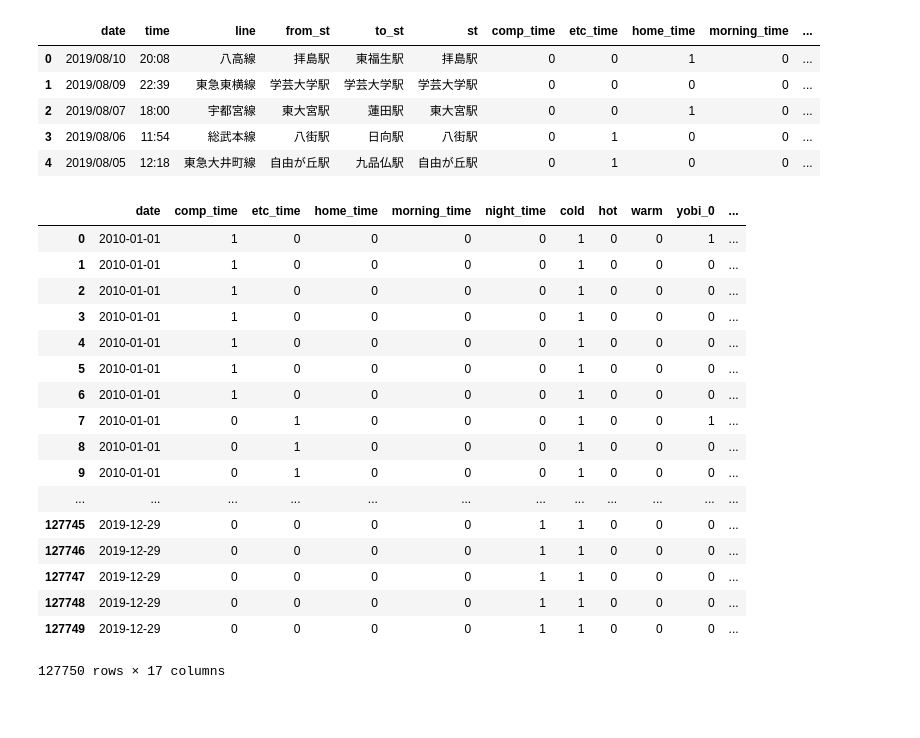
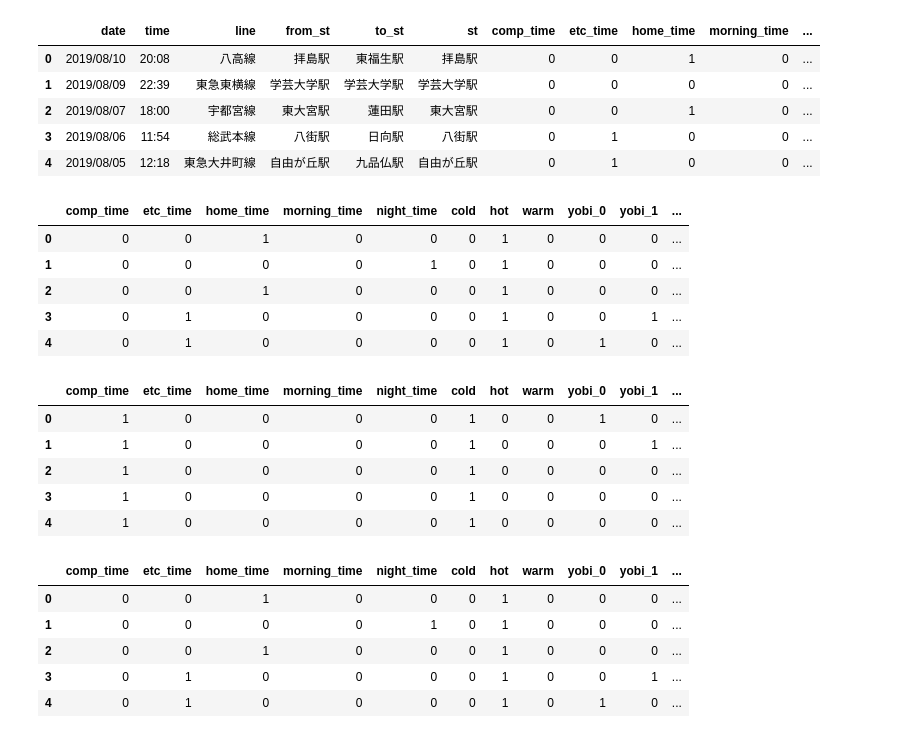
Before and after one commit to soichi-fujiwara/jupyter-notebook, a Jupyter notebook: Web_scraping_Accidents.ipynb, the cells around one changed output. Saved outputs shown, nothing was run; the diff lists cells and outputs as text; code cells hidden in the pictures; blank space fills up the shorter version.

```diff
--- a/Web_scraping_Accidents.ipynb
+++ b/Web_scraping_Accidents.ipynb
@@ -307,17 +307,19 @@ df_2['date'] = pd.to_datetime(df_2['date'])
 #補完したい期間の日付を入れたデータフレームを作ってマージ
 #https://qiita.com/hanon/items/29cf5ed9acb4f731538f
 
-from datetime import date, timedelta
+#乗車人数を結合
+#df_4 = pd.merge(dates_df,df_2, on='date' , how='left')#left join
+df_base = df_2.copy().drop(["date","st","time","line","from_st","to_st","from_st","ninzu"], axis=1)
+df_base = df_base.assign(flg=1)
 
-dates_df = pd.DataFrame({"date": [pd.to_datetime("2010-01-01") + timedelta(days=i) for i in range(3650)],
-                         "flg":1})
-#乗車人数を結合
-df_4 = pd.merge(dates_df,df_2, on='date' , how='left')#left join
-
-#事故未発生日を抽出
-# df_null= df_4[df_4["time"].isnull()]
-# df_null["flg"] = 0
-# df_null.head()
+df_base.head()
+# %% [output]
+|  | comp_time | etc_time | home_time | morning_time | night_time | cold | hot | warm | yobi_0 | yobi_1 | ... |
+| 0 | 0 | 0 | 1 | 0 | 0 | 0 | 1 | 0 | 0 | 0 | ... |
+| 1 | 0 | 0 | 0 | 0 | 1 | 0 | 1 | 0 | 0 | 0 | ... |
+| 2 | 0 | 0 | 1 | 0 | 0 | 0 | 1 | 0 | 0 | 0 | ... |
+| 3 | 0 | 1 | 0 | 0 | 0 | 0 | 1 | 0 | 0 | 1 | ... |
+| 4 | 0 | 1 | 0 | 0 | 0 | 0 | 1 | 0 | 1 | 0 | ... |
 # %%
 import numpy as np
 from datetime import date, timedelta
@@ -330,49 +332,50 @@ dt_ary = dates_df.values.tolist()
 time_cate = np.eye(5).astype(int)
 yobi_cate = np.eye(7).astype(int)
 season_cate = ['0','0','0']
 
 wk_list = []
 for wk in dt_ary:
   for wk2 in time_cate:
     for wk3 in yobi_cate:
       list_parts = np.concatenate((wk,wk2,season_cate,wk3,'0'), axis=None)
       wk_list.append(list_parts.tolist())
 
 col=["date",
      "comp_time","etc_time","home_time","morning_time","night_time",
      "cold","hot","warm",
      "yobi_0","yobi_1","yobi_2","yobi_3","yobi_4","yobi_5","yobi_6",
      "flg"]
 
 df = pd.DataFrame(data=wk_list,columns=col)
 
 #文字列操作をする為、日付型から文字列型へ
 df['date'] = df['date'].astype('str')
 
 #-------------------------------------------------------------------------------------------
 #気候
 #-------------------------------------------------------------------------------------------
 df.loc[(df['date'].str[5:7].isin(["04","05","10","11"])) ,"warm"] = "1"
 df.loc[(df['date'].str[5:7].isin(["06","07","08","09"])) ,"hot"] = "1"
 df.loc[(df['date'].str[5:7].isin(["12","01","02","03"])) ,"cold"] = "1"
 
-df
+df_add = df.drop("date", axis=1)
+df_add.head()
 # %% [output]
-|  | date | comp_time | etc_time | home_time | morning_time | night_time | cold | hot | warm | yobi_0 | ... |
-| 0 | 2010-01-01 | 1 | 0 | 0 | 0 | 0 | 1 | 0 | 0 | 1 | ... |
-| 1 | 2010-01-01 | 1 | 0 | 0 | 0 | 0 | 1 | 0 | 0 | 0 | ... |
-| 2 | 2010-01-01 | 1 | 0 | 0 | 0 | 0 | 1 | 0 | 0 | 0 | ... |
-| 3 | 2010-01-01 | 1 | 0 | 0 | 0 | 0 | 1 | 0 | 0 | 0 | ... |
-| 4 | 2010-01-01 | 1 | 0 | 0 | 0 | 0 | 1 | 0 | 0 | 0 | ... |
-| 5 | 2010-01-01 | 1 | 0 | 0 | 0 | 0 | 1 | 0 | 0 | 0 | ... |
-| 6 | 2010-01-01 | 1 | 0 | 0 | 0 | 0 | 1 | 0 | 0 | 0 | ... |
-| 7 | 2010-01-01 | 0 | 1 | 0 | 0 | 0 | 1 | 0 | 0 | 1 | ... |
-| 8 | 2010-01-01 | 0 | 1 | 0 | 0 | 0 | 1 | 0 | 0 | 0 | ... |
-| 9 | 2010-01-01 | 0 | 1 | 0 | 0 | 0 | 1 | 0 | 0 | 0 | ... |
-| ... | ... | ... | ... | ... | ... | ... | ... | ... | ... | ... | ... |
-| 127745 | 2019-12-29 | 0 | 0 | 0 | 0 | 1 | 1 | 0 | 0 | 0 | ... |
-| 127746 | 2019-12-29 | 0 | 0 | 0 | 0 | 1 | 1 | 0 | 0 | 0 | ... |
-| 127747 | 2019-12-29 | 0 | 0 | 0 | 0 | 1 | 1 | 0 | 0 | 0 | ... |
-| 127748 | 2019-12-29 | 0 | 0 | 0 | 0 | 1 | 1 | 0 | 0 | 0 | ... |
-| 127749 | 2019-12-29 | 0 | 0 | 0 | 0 | 1 | 1 | 0 | 0 | 0 | ... |
+|  | comp_time | etc_time | home_time | morning_time | night_time | cold | hot | warm | yobi_0 | yobi_1 | ... |
+| 0 | 1 | 0 | 0 | 0 | 0 | 1 | 0 | 0 | 1 | 0 | ... |
+| 1 | 1 | 0 | 0 | 0 | 0 | 1 | 0 | 0 | 0 | 1 | ... |
+| 2 | 1 | 0 | 0 | 0 | 0 | 1 | 0 | 0 | 0 | 0 | ... |
+| 3 | 1 | 0 | 0 | 0 | 0 | 1 | 0 | 0 | 0 | 0 | ... |
+| 4 | 1 | 0 | 0 | 0 | 0 | 1 | 0 | 0 | 0 | 0 | ... |
-127750 rows × 17 columns
+# %%
+ret = pd.concat([df_base, df_add], axis=0)
+#duplicated()と論理否定演算子~を使って、重複した行を削除したDataFrameを取得できる。
+ret = ret[~ret.duplicated()]
+ret.head()
+# %% [output]
+|  | comp_time | etc_time | home_time | morning_time | night_time | cold | hot | warm | yobi_0 | yobi_1 | ... |
+| 0 | 0 | 0 | 1 | 0 | 0 | 0 | 1 | 0 | 0 | 0 | ... |
+| 1 | 0 | 0 | 0 | 0 | 1 | 0 | 1 | 0 | 0 | 0 | ... |
+| 2 | 0 | 0 | 1 | 0 | 0 | 0 | 1 | 0 | 0 | 0 | ... |
+| 3 | 0 | 1 | 0 | 0 | 0 | 0 | 1 | 0 | 0 | 1 | ... |
+| 4 | 0 | 1 | 0 | 0 | 0 | 0 | 1 | 0 | 1 | 0 | ... |
```
Also changed, not shown: parts of 2 cells of this notebook.
